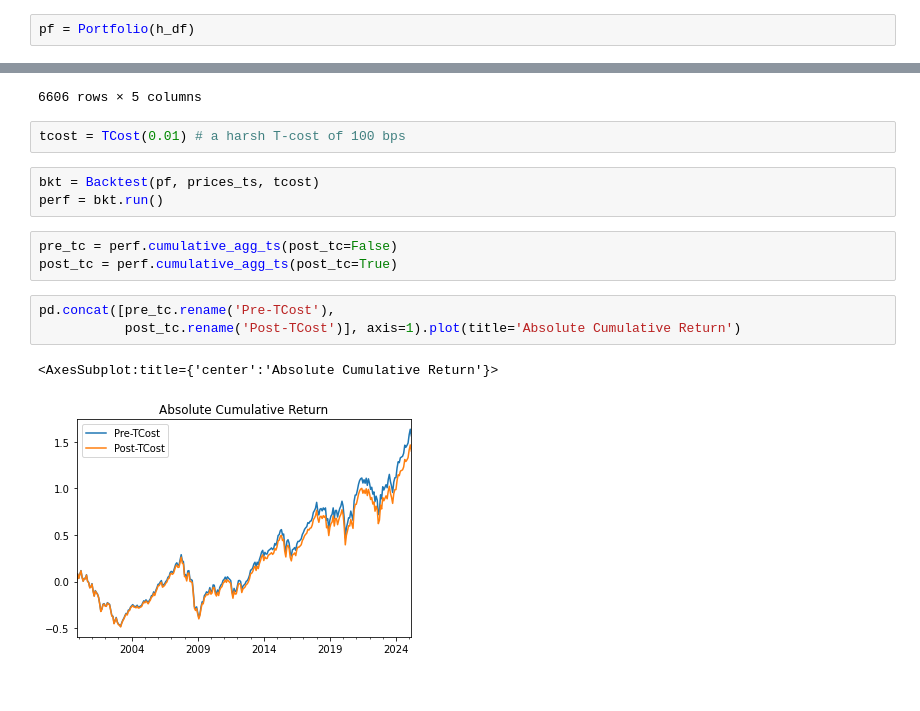
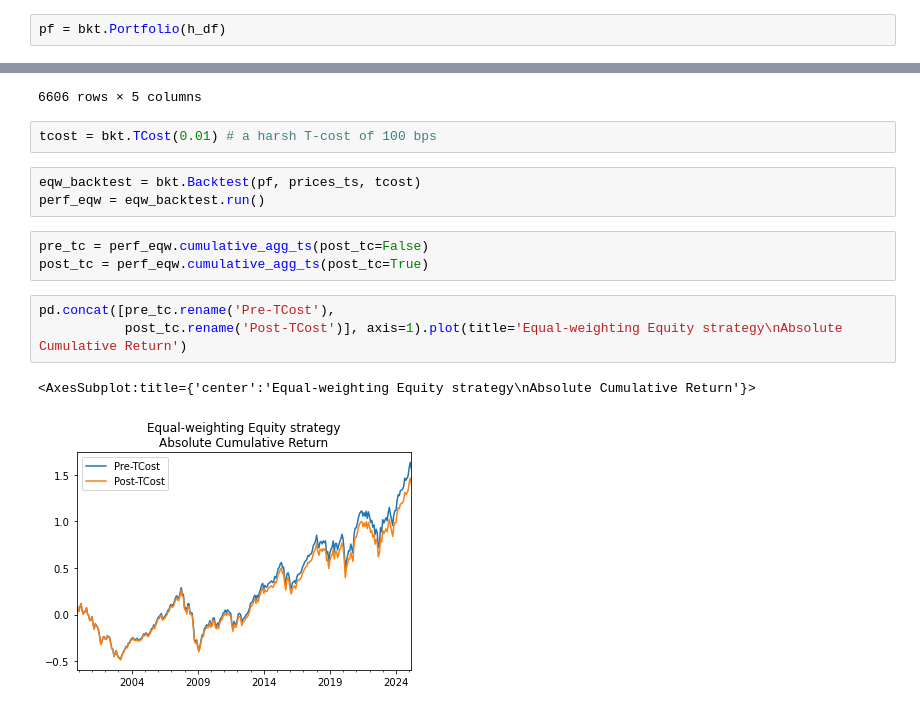
Before and after one commit to kenchan323/k_personal_projects, a Jupyter notebook: utils/notebook/portfolio_example.ipynb, the cells around one changed output, grey strips where cells are left out. Cells and saved outputs as stored; diff of their text form.

```diff
--- a/utils/notebook/portfolio_example.ipynb
+++ b/utils/notebook/portfolio_example.ipynb
@@ -56,7 +87,7 @@ h_df.tail(5)
 | 2025-02-28 | 0.2 | 0.2 | 0.2 | 0.2 | 0.2 |
 | 2025-03-31 | 0.2 | 0.2 | 0.2 | 0.2 | 0.2 |
 # %%
-pf = Portfolio(h_df)
+pf = bkt.Portfolio(h_df)
 # %% [markdown]
 ### Drifted weights immediately prior to rebalancing on each rebalance date
 # %%
@@ -76,17 +107,17 @@ pf.drifted_wgts(prices_ts)
 | 2025-04-18 | 0.202445 | 0.200886 | 0.194298 | 0.204728 | 0.197643 |
 6606 rows × 5 columns
 # %%
-tcost = TCost(0.01) # a harsh T-cost of 100 bps
+tcost = bkt.TCost(0.01) # a harsh T-cost of 100 bps
 # %%
-bkt = Backtest(pf, prices_ts, tcost)
-perf = bkt.run()
+eqw_backtest = bkt.Backtest(pf, prices_ts, tcost)
+perf_eqw = eqw_backtest.run()
 # %%
-pre_tc = perf.cumulative_agg_ts(post_tc=False)
-post_tc = perf.cumulative_agg_ts(post_tc=True)
+pre_tc = perf_eqw.cumulative_agg_ts(post_tc=False)
+post_tc = perf_eqw.cumulative_agg_ts(post_tc=True)
 # %%
 pd.concat([pre_tc.rename('Pre-TCost'),
-           post_tc.rename('Post-TCost')], axis=1).plot(title='Absolute Cumulative Return')
+           post_tc.rename('Post-TCost')], axis=1).plot(title='Equal-weighting Equity strategy\nAbsolute Cumulative Return')
 # %% [output]
-<AxesSubplot:title={'center':'Absolute Cumulative Return'}>
+<AxesSubplot:title={'center':'Equal-weighting Equity strategy\nAbsolute Cumulative Return'}>
-[figure, old version]
+[figure, new version]
 # %%
```
Also changed, not shown: parts of 13 cells of this notebook, 1 other file.
